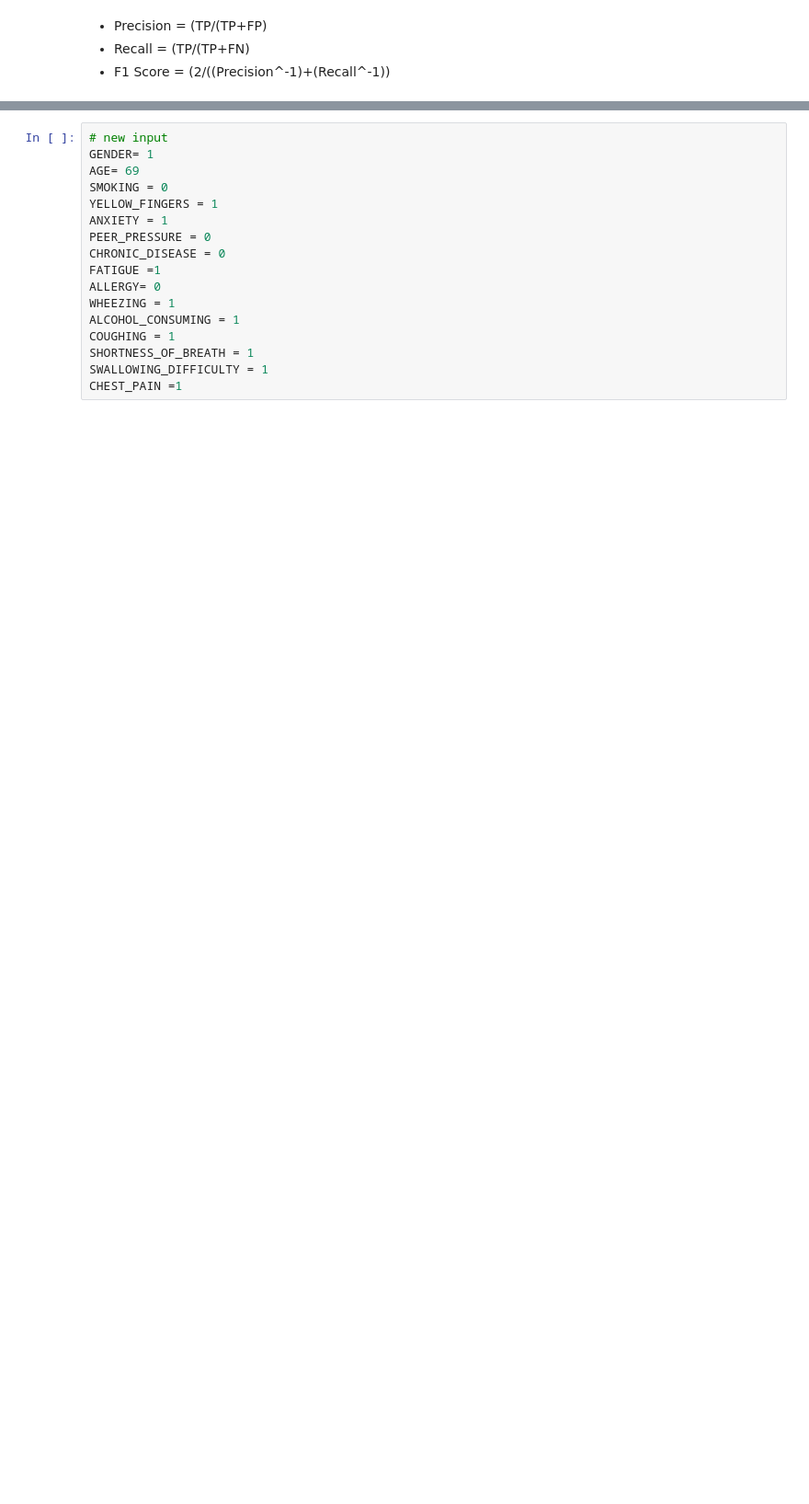
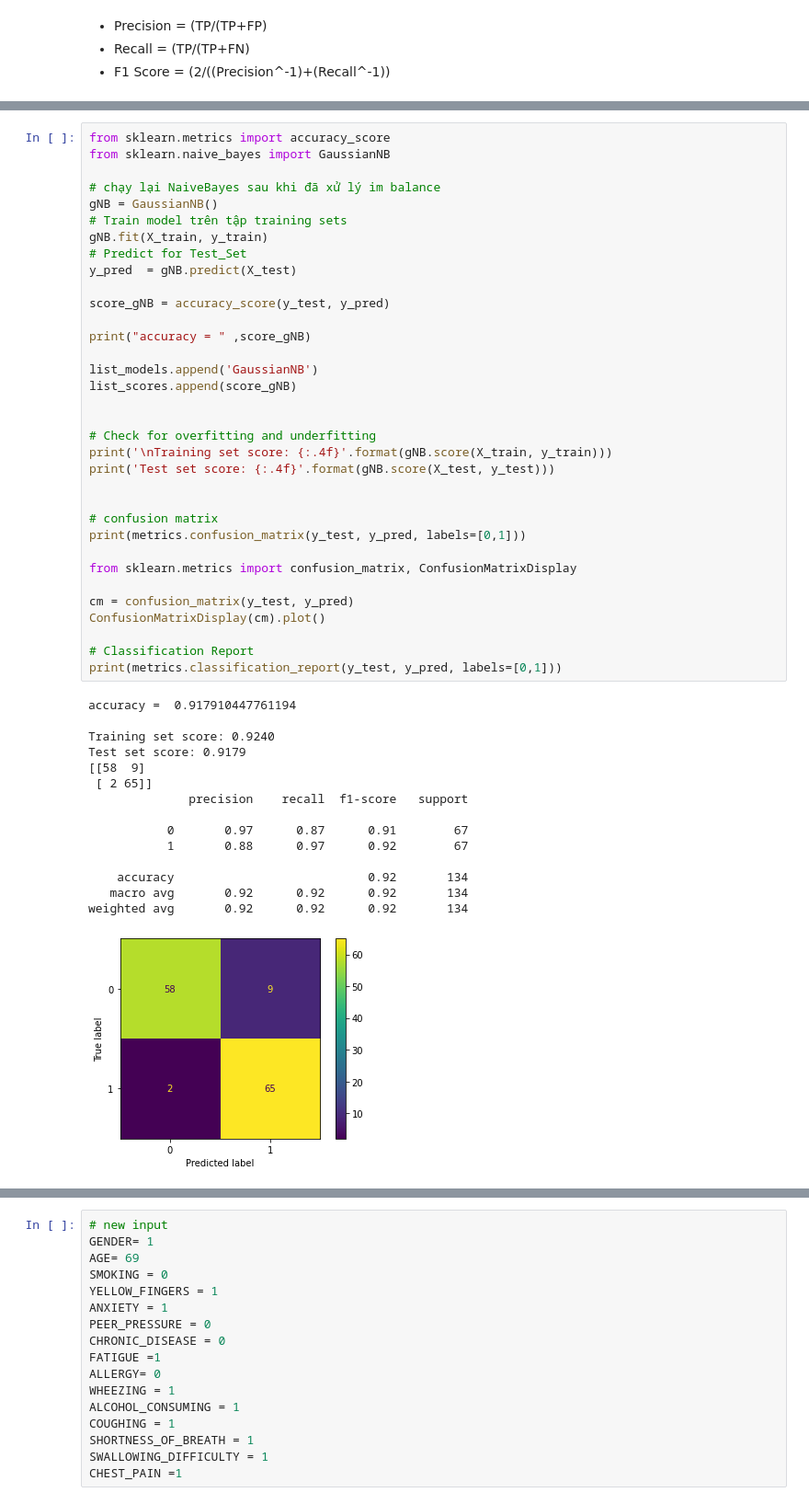
Before and after one commit to 1337Rinz/KhaiPhaDuLieuLon, a Jupyter notebook: DoAn_KhaiPhaDuLieuLon.ipynb, the cells around one changed output, grey strips where cells are left out. Shown: that part at 92% size. Saved outputs shown, nothing was run; the diff lists cells and outputs as text; blank space fills up the shorter version.

```diff
--- a/DoAn_KhaiPhaDuLieuLon.ipynb
+++ b/DoAn_KhaiPhaDuLieuLon.ipynb
@@ -285,0 +423,50 @@ weighted avg       0.90      0.90      0.90        83
+# %%
+from sklearn.metrics import accuracy_score
+from sklearn.naive_bayes import GaussianNB
+
+# chạy lại NaiveBayes sau khi đã xử lý im balance
+gNB = GaussianNB()
+# Train model trên tập training sets
+gNB.fit(X_train, y_train)
+# Predict for Test_Set
+y_pred  = gNB.predict(X_test)
+
+score_gNB = accuracy_score(y_test, y_pred)
+
+print("accuracy = " ,score_gNB)
+
+list_models.append('GaussianNB')
+list_scores.append(score_gNB)
+
+
+# Check for overfitting and underfitting
+print('\nTraining set score: {:.4f}'.format(gNB.score(X_train, y_train)))
+print('Test set score: {:.4f}'.format(gNB.score(X_test, y_test)))
+
+
+# confusion matrix
+print(metrics.confusion_matrix(y_test, y_pred, labels=[0,1]))
+
+from sklearn.metrics import confusion_matrix, ConfusionMatrixDisplay
+
+cm = confusion_matrix(y_test, y_pred)
+ConfusionMatrixDisplay(cm).plot()
+
+# Classification Report
+print(metrics.classification_report(y_test, y_pred, labels=[0,1]))
+# %% [output]
+accuracy =  0.917910447761194
+
+Training set score: 0.9240
+Test set score: 0.9179
+[[58  9]
+ [ 2 65]]
+              precision    recall  f1-score   support
+
+           0       0.97      0.87      0.91        67
+           1       0.88      0.97      0.92        67
+
+    accuracy                           0.92       134
+   macro avg       0.92      0.92      0.92       134
+weighted avg       0.92      0.92      0.92       134
+[figure, added]
```
Also changed, not shown: parts of 53 cells of this notebook.
